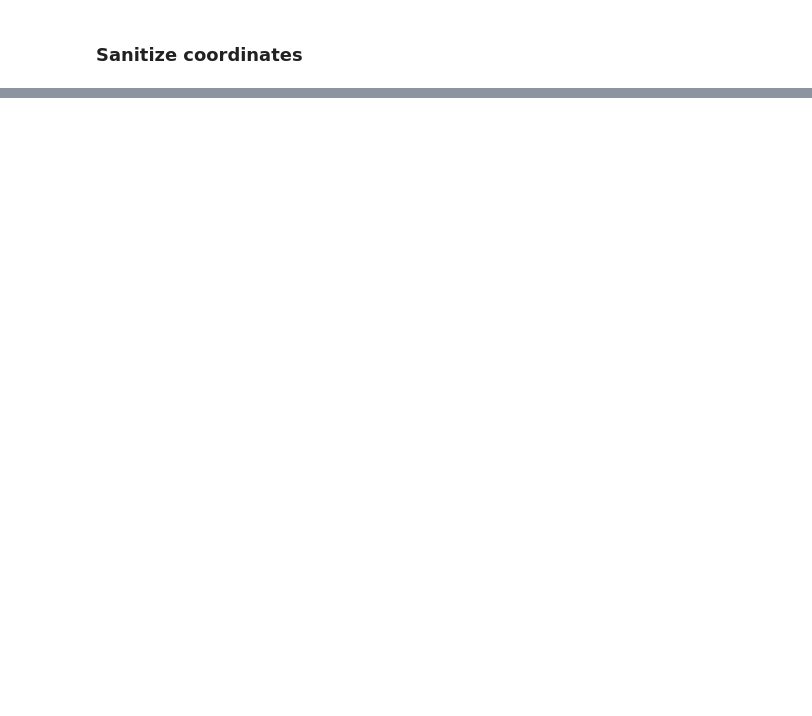
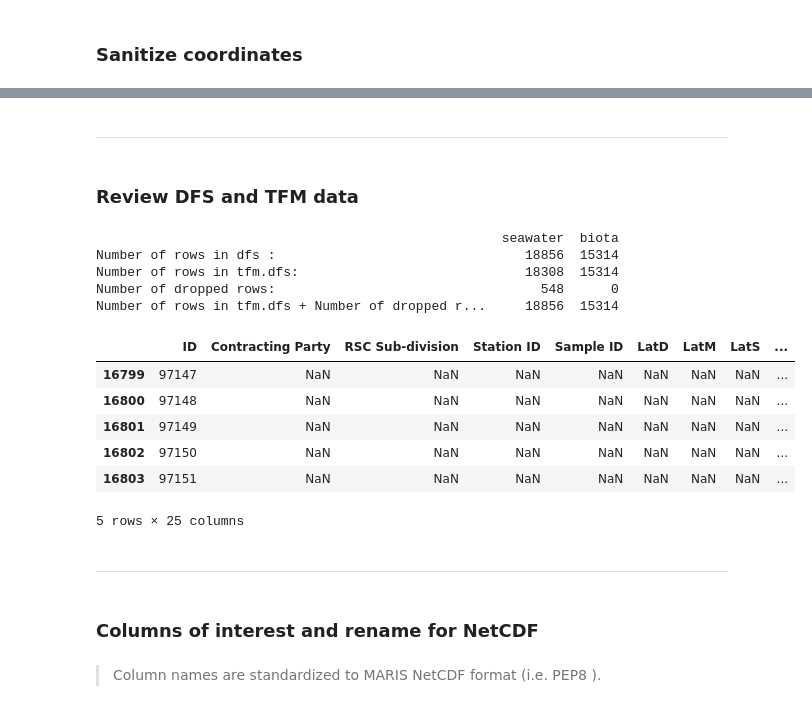
Before and after one commit to niallmurphy93/marisco, a Jupyter notebook: nbs/handlers/ospar.ipynb, the cells around one changed output, grey strips where cells are left out. Drawn from its saved outputs; the diff is of its cells as text; code cells hidden in the pictures; blank space fills up the shorter version.

```diff
--- a/nbs/handlers/ospar.ipynb
+++ b/nbs/handlers/ospar.ipynb
@@ -2037,0 +1950,11 @@ dfs_seawater
+# %%
+# | export
+class SanitizeValue(Callback):
+    "Sanitize value. Remove blank entries."
+    def __init__(self):
+        fc.store_attr()
+
+    def __call__(self, tfm):
+        for grp in tfm.dfs.keys():
+            # Keep rows where value (i.e. 'Activity or MDA') is not 'nan'.
+            tfm.dfs[grp] = tfm.dfs[grp][tfm.dfs[grp][[ 'Activity or MDA']].notna()]
@@ -2037,0 +1992,54 @@ dfs_seawater
+# %% [markdown]
+***
+# %% [markdown]
+### Review DFS and TFM data
+# %%
+#|eval: false
+dfs = load_data(fname_in)
+tfm = Transformer(dfs, cbs=[
+                            RemapRdnNameCB(),
+                            ParseTimeCB(),
+                            EncodeTimeCB(cfg()),
+                            NormalizeUncCB(),
+                            LookupBiotaSpeciesCB(get_maris_species, unmatched_fixes_biota_species),
+                            CorrectWholeBodyPartCB(),
+                            LookupBiotaBodyPartCB(get_maris_bodypart, unmatched_fixes_biota_tissues),
+                            LookupBiogroupCB(partial(get_biogroup_lut, species_lut_path())),
+                            LookupUnitCB(renaming_unit_rules),
+                            LookupDetectionLimitCB(get_detectionlimit_lut),
+                            RemapDataProviderSampleIdCB(),
+                            RemapSampleNotesIdCB(),
+                            RemapMeasurementNotesIdCB(),
+                            RemapStationIdCB(),
+                            FormatCoordinates(),
+                            SanitizeLonLatCB(),
+                            SanitizeValue(),
+                            CompareDfsAndTfm(dfs)
+                            ])
+tfm()
+print(pd.DataFrame.from_dict(tfm.compare_stats) , '\n')
+# %% [output]
+                                                    seawater  biota
+Number of rows in dfs :                                18856  15314
+Number of rows in tfm.dfs:                             18308  15314
+Number of dropped rows:                                  548      0
+Number of rows in tfm.dfs + Number of dropped r...     18856  15314
+# %%
+seawater_review=tfm.dfs_dropped['seawater']
+biota_review=tfm.dfs_dropped['biota']
+# %%
+seawater_review.head()
+# %% [output]
+|  | ID | Contracting Party | RSC Sub-division | Station ID | Sample ID | LatD | LatM | LatS | ... |
+| 16799 | 97147 | NaN | NaN | NaN | NaN | NaN | NaN | NaN | ... |
+| 16800 | 97148 | NaN | NaN | NaN | NaN | NaN | NaN | NaN | ... |
+| 16801 | 97149 | NaN | NaN | NaN | NaN | NaN | NaN | NaN | ... |
+| 16802 | 97150 | NaN | NaN | NaN | NaN | NaN | NaN | NaN | ... |
+| 16803 | 97151 | NaN | NaN | NaN | NaN | NaN | NaN | NaN | ... |
+5 rows × 25 columns
+# %% [markdown]
+***
+# %% [markdown]
+### Columns of interest and rename for NetCDF
+# %% [markdown]
+> Column names are standardized to MARIS NetCDF format (i.e. PEP8 ).
```
Also changed, not shown: parts of 300 cells of this notebook, 1 other file.
